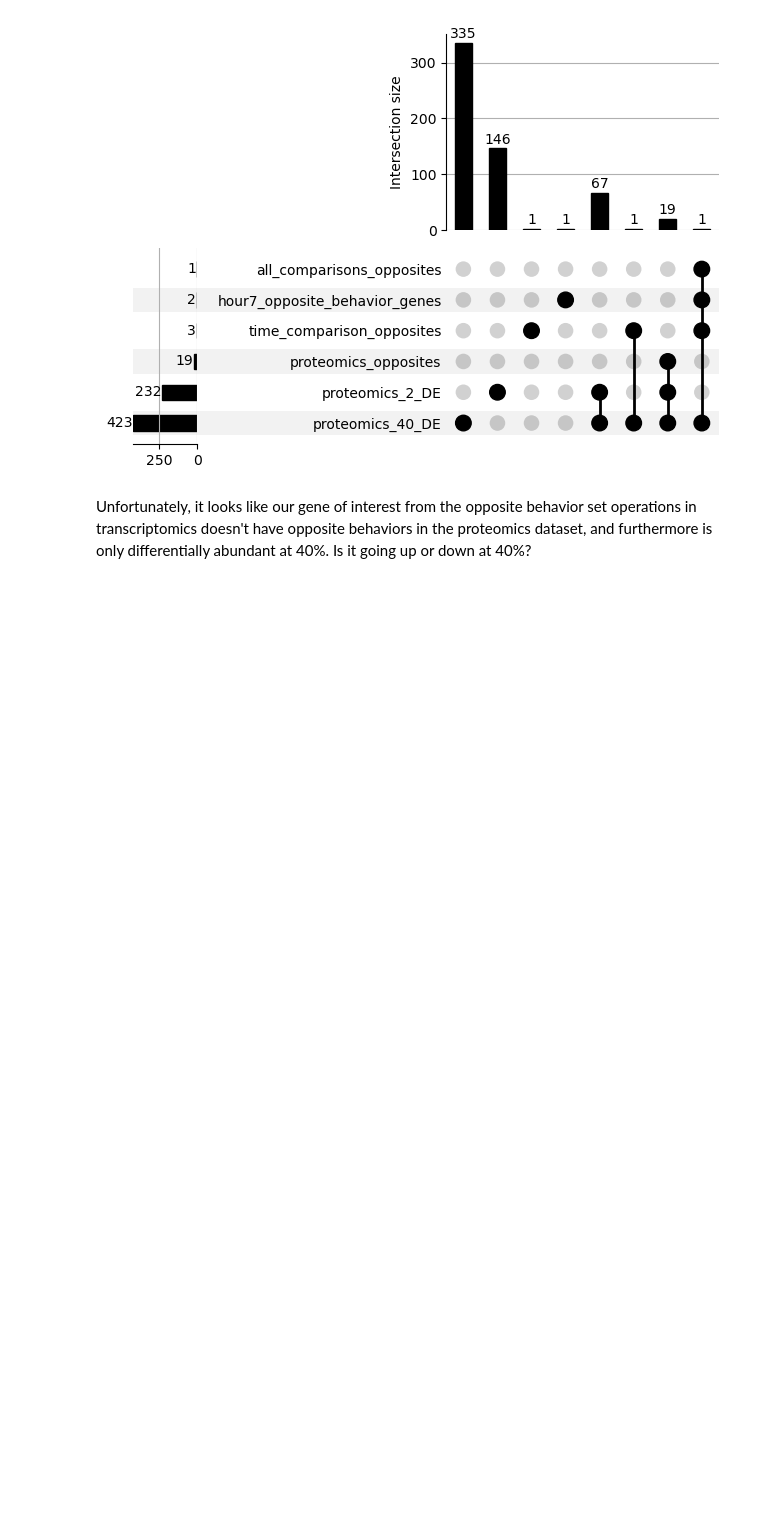
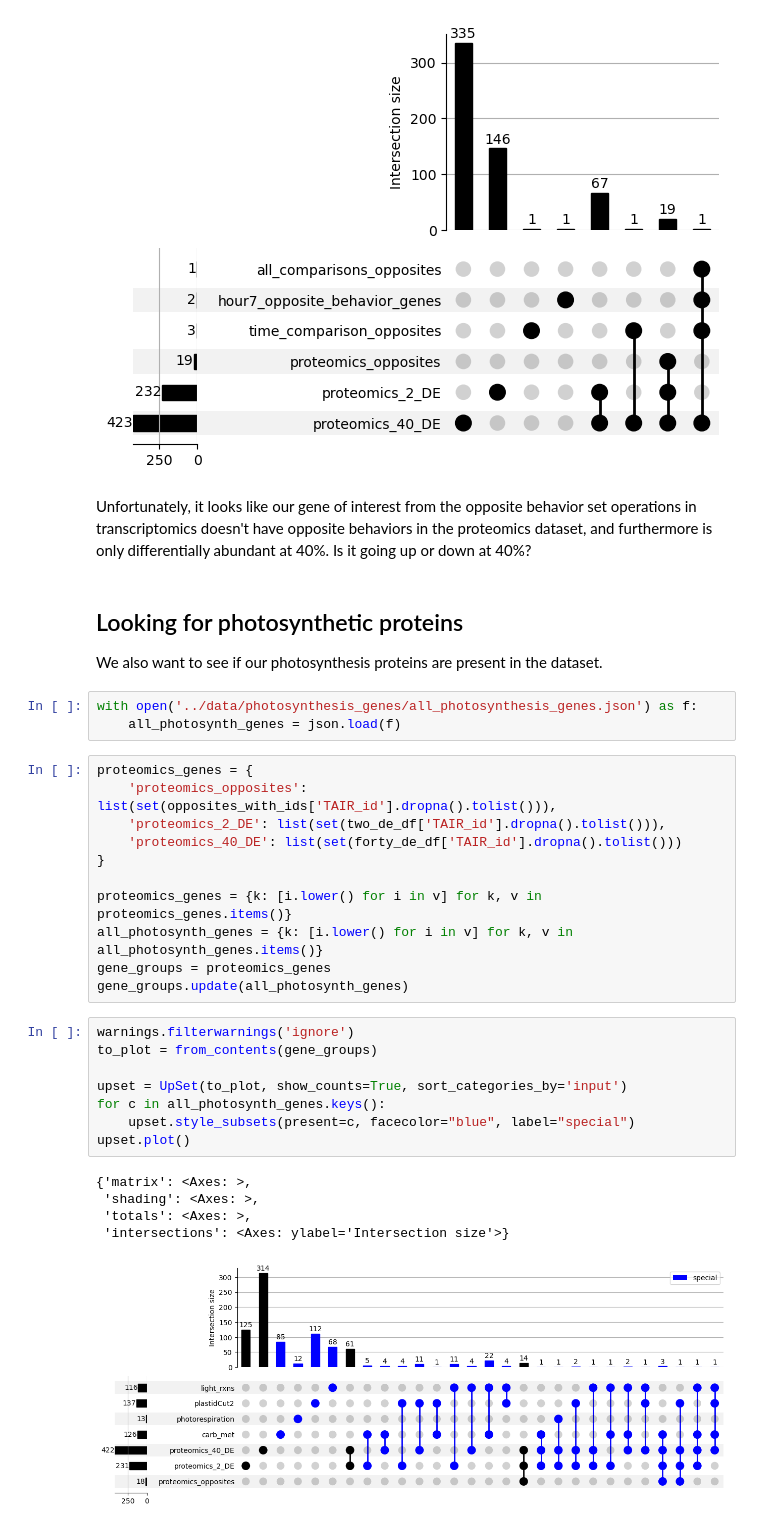
Before and after one commit to serenalotreck/photorespiration-omics, a Jupyter notebook: notebooks/proteomics_visualizations.ipynb, the cells around one changed output. Saved outputs shown, nothing was run; the diff lists cells and outputs as text; blank space fills up the shorter version.

Commit message:
Check photosynthesis proteins

```diff
--- a/notebooks/proteomics_visualizations.ipynb
+++ b/notebooks/proteomics_visualizations.ipynb
@@ -271,3 +272,34 @@ plot(to_plot, show_counts=True)
 [figure]
 # %% [markdown]
 Unfortunately, it looks like our gene of interest from the opposite behavior set operations in transcriptomics doesn't have opposite behaviors in the proteomics dataset, and furthermore is only differentially abundant at 40%. Is it going up or down at 40%?
+# %% [markdown]
+## Looking for photosynthetic proteins
+We also want to see if our photosynthesis proteins are present in the dataset.
+# %%
+with open('../data/photosynthesis_genes/all_photosynthesis_genes.json') as f:
+    all_photosynth_genes = json.load(f)
+# %%
+proteomics_genes = {
+    'proteomics_opposites': list(set(opposites_with_ids['TAIR_id'].dropna().tolist())),
+    'proteomics_2_DE': list(set(two_de_df['TAIR_id'].dropna().tolist())),
+    'proteomics_40_DE': list(set(forty_de_df['TAIR_id'].dropna().tolist()))
+}
+
+proteomics_genes = {k: [i.lower() for i in v] for k, v in proteomics_genes.items()}
+all_photosynth_genes = {k: [i.lower() for i in v] for k, v in all_photosynth_genes.items()}
+gene_groups = proteomics_genes
+gene_groups.update(all_photosynth_genes)
+# %%
+warnings.filterwarnings('ignore')
+to_plot = from_contents(gene_groups)
+
+upset = UpSet(to_plot, show_counts=True, sort_categories_by='input')
+for c in all_photosynth_genes.keys():
+    upset.style_subsets(present=c, facecolor="blue", label="special")
+upset.plot()
+# %% [output]
+{'matrix': <Axes: >,
+ 'shading': <Axes: >,
+ 'totals': <Axes: >,
+ 'intersections': <Axes: ylabel='Intersection size'>}
+[figure, added]
```
Also changed, not shown: parts of 1 cell of this notebook, 2 other files.
